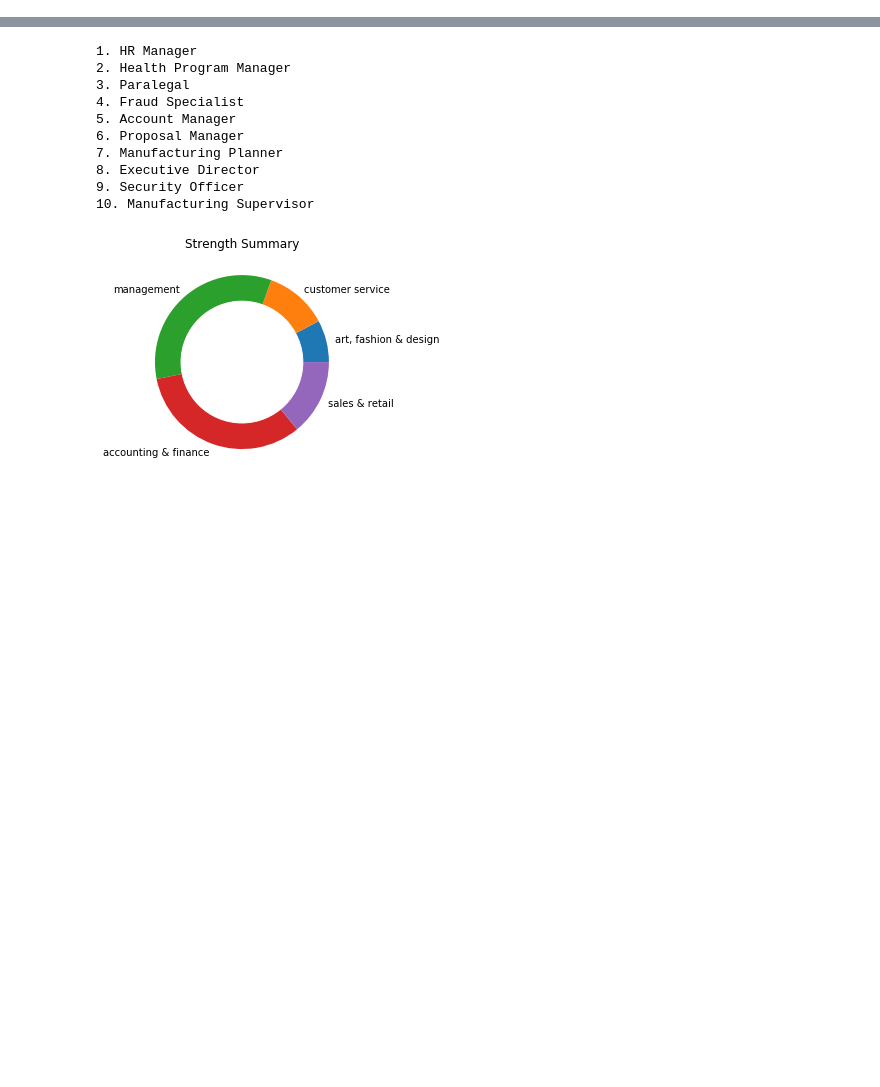
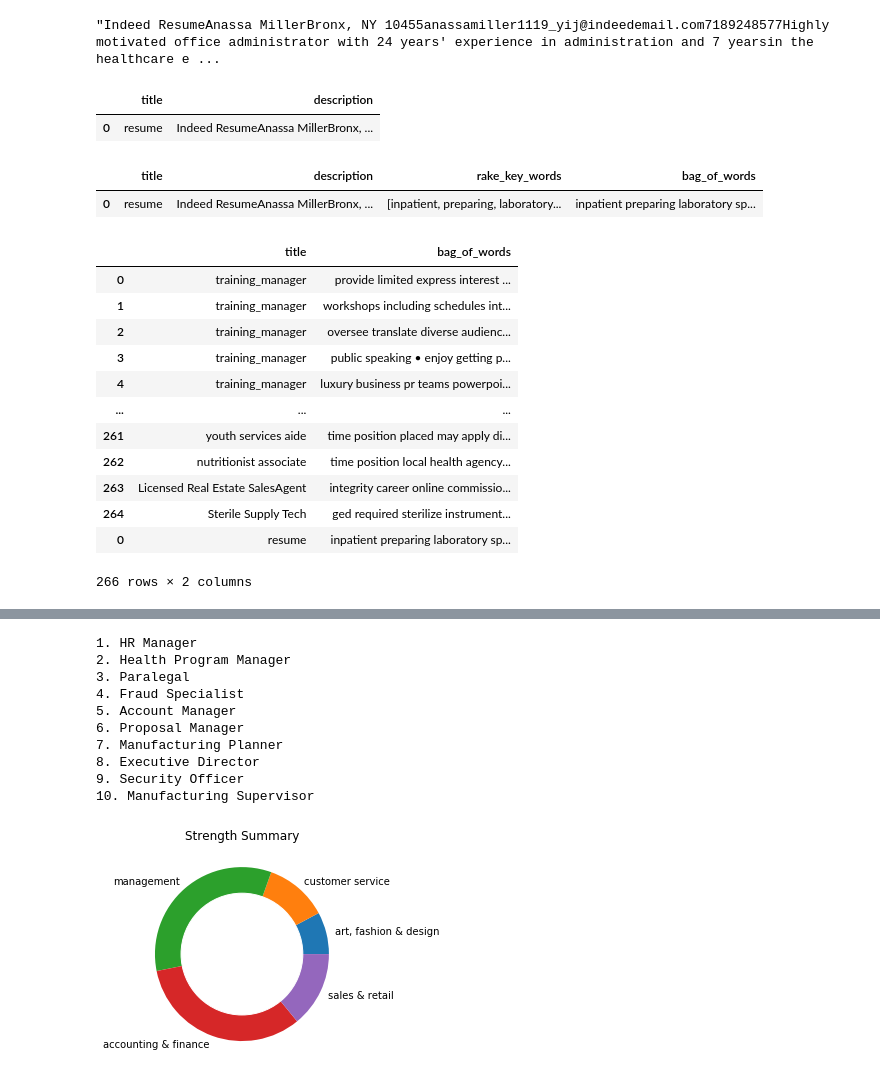
Before and after one commit to sambellsoup/Cover_Letter_Analysis, a Jupyter notebook: data_pipeline.ipynb, the cells around one changed output, grey strips where cells are left out. Drawn from its saved outputs; the diff is of its cells as text; code cells hidden in the pictures; blank space fills up the shorter version.

Commit message:
recalibrated recommendation algorithm

```diff
--- a/data_pipeline.ipynb
+++ b/data_pipeline.ipynb
@@ -18,6 +18,12 @@ def document_to_text(document_path):
     except:
         pass
     return text
+# %%
+document_path = (r"C:\Users\sambe\Projects\Cover_Letter_Analysis\data\documents\ResumeAnassaMiller.pdf")
+resume_text = document_to_text(document_path)
+resume_text
+# %% [output]
+"Indeed ResumeAnassa MillerBronx, NY 10455anassamiller1119_yij@indeedemail.com7189248577Highly motivated office administrator with 24 years' experience in administration and 7 yearsin the healthcare e ...
 # %%
 def compile_document_text(text):
     job_descriptions = pd.read_csv('data/job_descriptions.csv', index_col=0)
@@ -30,8 +36,14 @@ def compile_document_text(text):
 #     print(data)
     basic_documentdf = pd.DataFrame(data, columns = ['title', 'description'])
     return basic_documentdf
+# %%
+basic_documentdf = compile_document_text(resume_text)
+basic_documentdf
+# %% [output]
+|  | title | description |
+| 0 | resume | Indeed ResumeAnassa MillerBronx, ... |
 # %%
-def text_to_bagofwords(basic_documentdf):
+def text_to_bagofwords(df):
     # document_path = (r"C:\Users\sambe\Projects\Cover_Letter_Analysis\data\documents\ResumeBrittanyMouzoon.pdf")
 #     text = document_to_text(document_path)
 #     basic_documentdf = compile_document_text(text)
@@ -49,11 +61,34 @@ def text_to_bagofwords(basic_documentdf):
         row['bag_of_words'] = words
     verbose_documentdf = basic_documentdf
     return verbose_documentdf
+# %%
+verbose_documentdf = text_to_bagofwords(basic_documentdf)
+verbose_documentdf
+# %% [output]
+|  | title | description | rake_key_words | bag_of_words |
+| 0 | resume | Indeed ResumeAnassa MillerBronx, ... | [inpatient, preparing, laboratory... | inpatient preparing laboratory sp... |
 # %%
-def join_and_condense(verbose_documentdf):
+def join_and_condense(df):
     # Slices
     job_descriptions = pd.read_csv('data/job_descriptions.csv', index_col=0)
     job_descriptions = job_descriptions.append(verbose_documentdf)
     recommend_df = job_descriptions[['title', 'bag_of_words']]
     return recommend_df
+# %%
+recommend_df = join_and_condense(verbose_documentdf)
+recommend_df
+# %% [output]
+|  | title | bag_of_words |
+| 0 | training_manager | provide limited express interest ... |
+| 1 | training_manager | workshops including schedules int... |
+| 2 | training_manager | oversee translate diverse audienc... |
+| 3 | training_manager | public speaking • enjoy getting p... |
+| 4 | training_manager | luxury business pr teams powerpoi... |
+| ... | ... | ... |
+| 261 | youth services aide | time position placed may apply di... |
+| 262 | nutritionist associate | time position local health agency... |
+| 263 | Licensed Real Estate SalesAgent | integrity career online commissio... |
+| 264 | Sterile Supply Tech | ged required sterilize instrument... |
+| 0 | resume | inpatient preparing laboratory sp... |
+266 rows × 2 columns
 # %%
```
Also changed, not shown: parts of 17 cells of this notebook.
